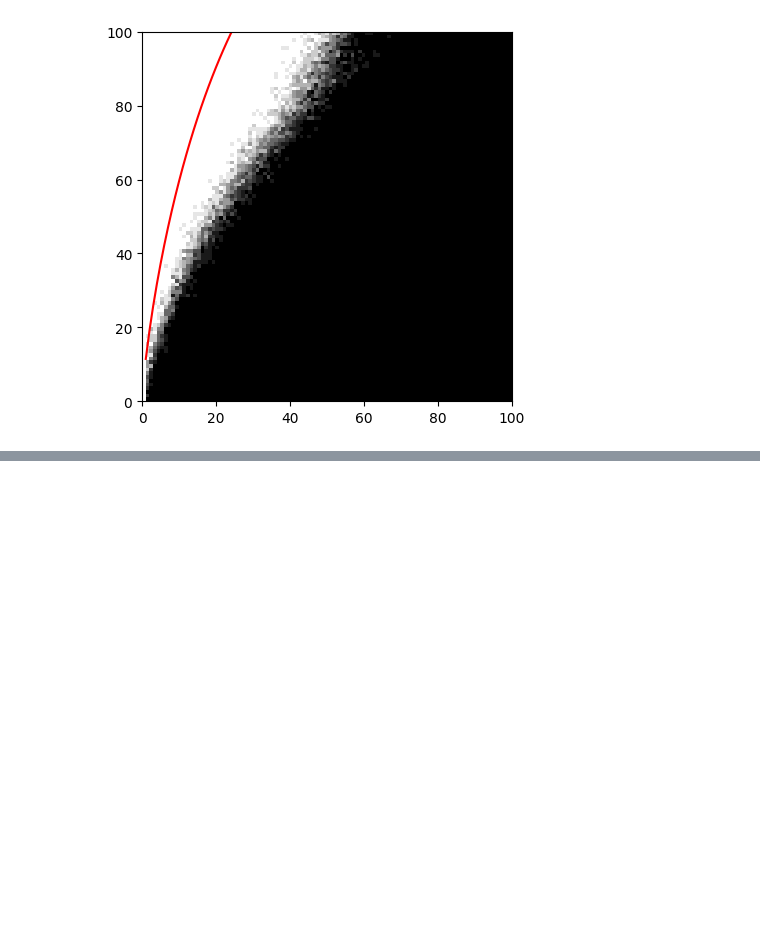
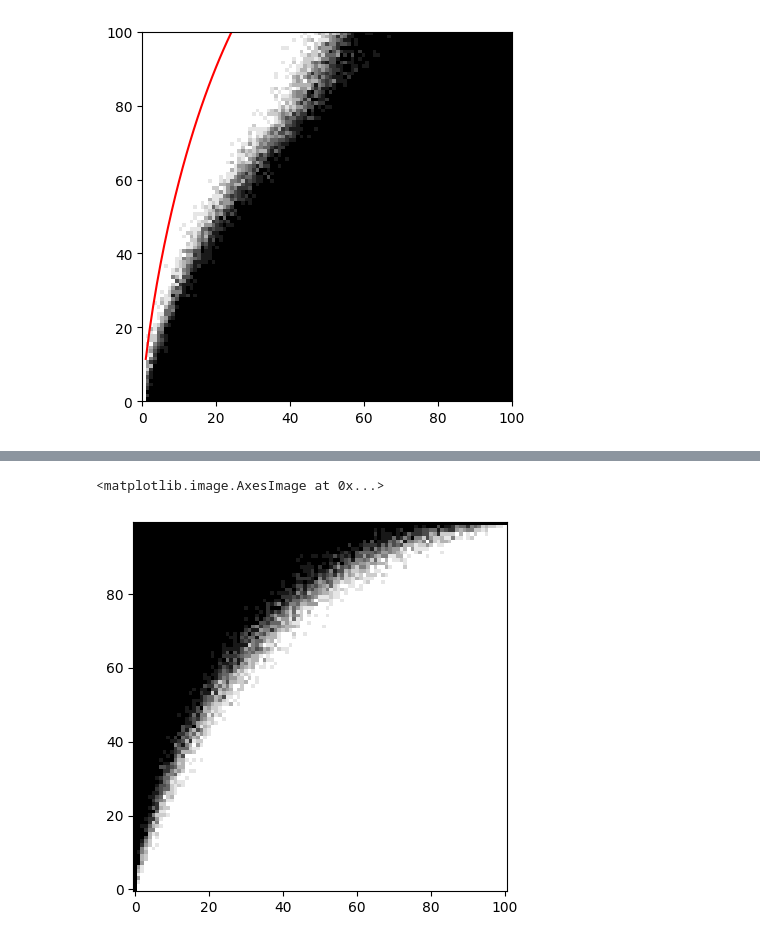
Before and after one commit to anastorr/compressed-sensing, a Jupyter notebook: compressed_sensing.ipynb, the cells around one changed output, grey strips where cells are left out. Cells and saved outputs as stored; diff of their text form; code cells hidden in the pictures; blank space fills up the shorter version.

```diff
--- a/compressed_sensing.ipynb
+++ b/compressed_sensing.ipynb
@@ -222 +251,6 @@ array([[10., 10., 10., ..., 10., 10., 10.],
        [ 0.,  0.,  0., ...,  0.,  0., 10.]], shape=(101, 100))
+# %%
+plt.imshow(is_successful.sum(axis=2).T, cmap="binary", origin="lower")
+# %% [output]
+<matplotlib.image.AxesImage at 0x...>
+[figure, added]
```
Also changed, not shown: parts of 23 cells of this notebook, 3 other files.
